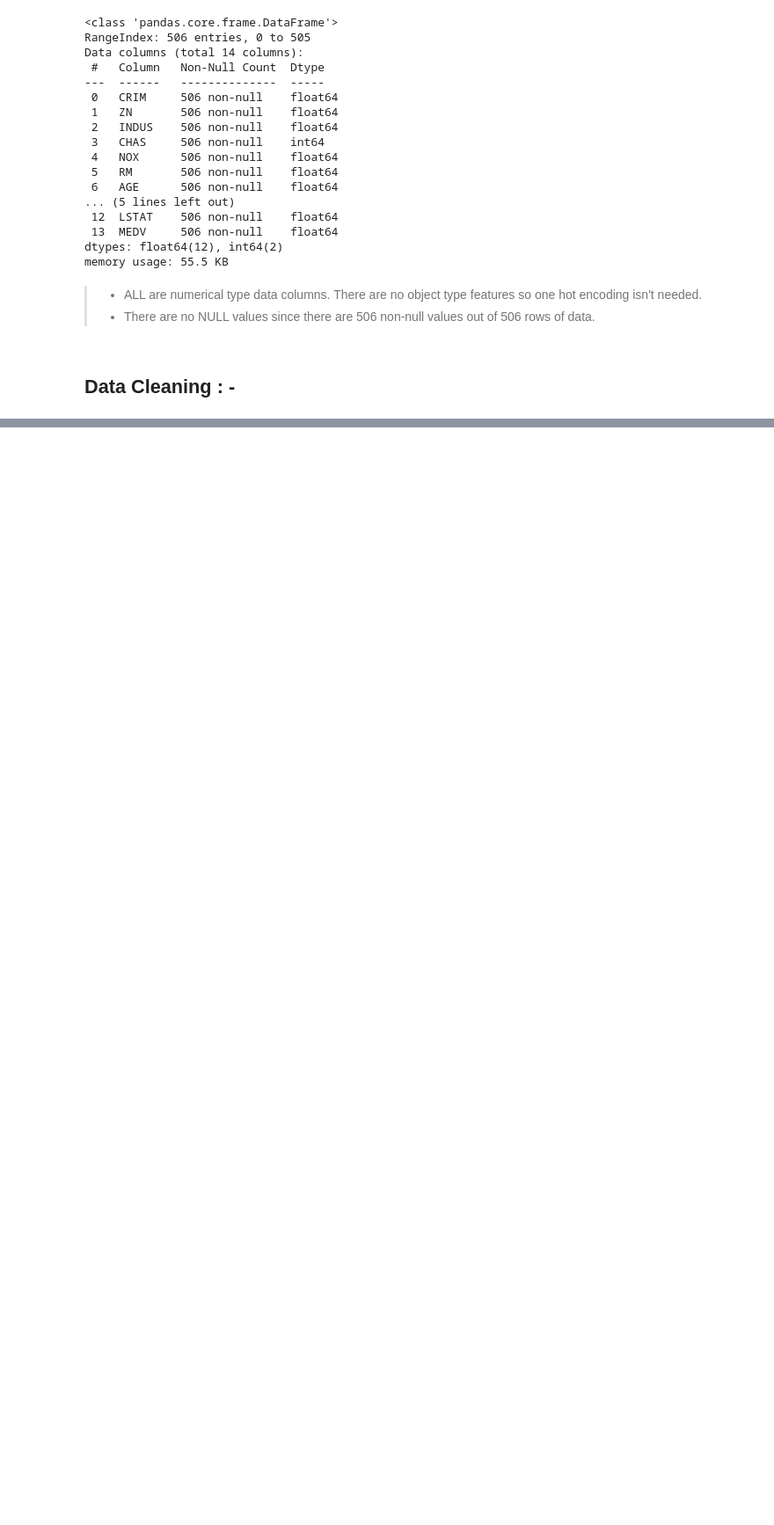
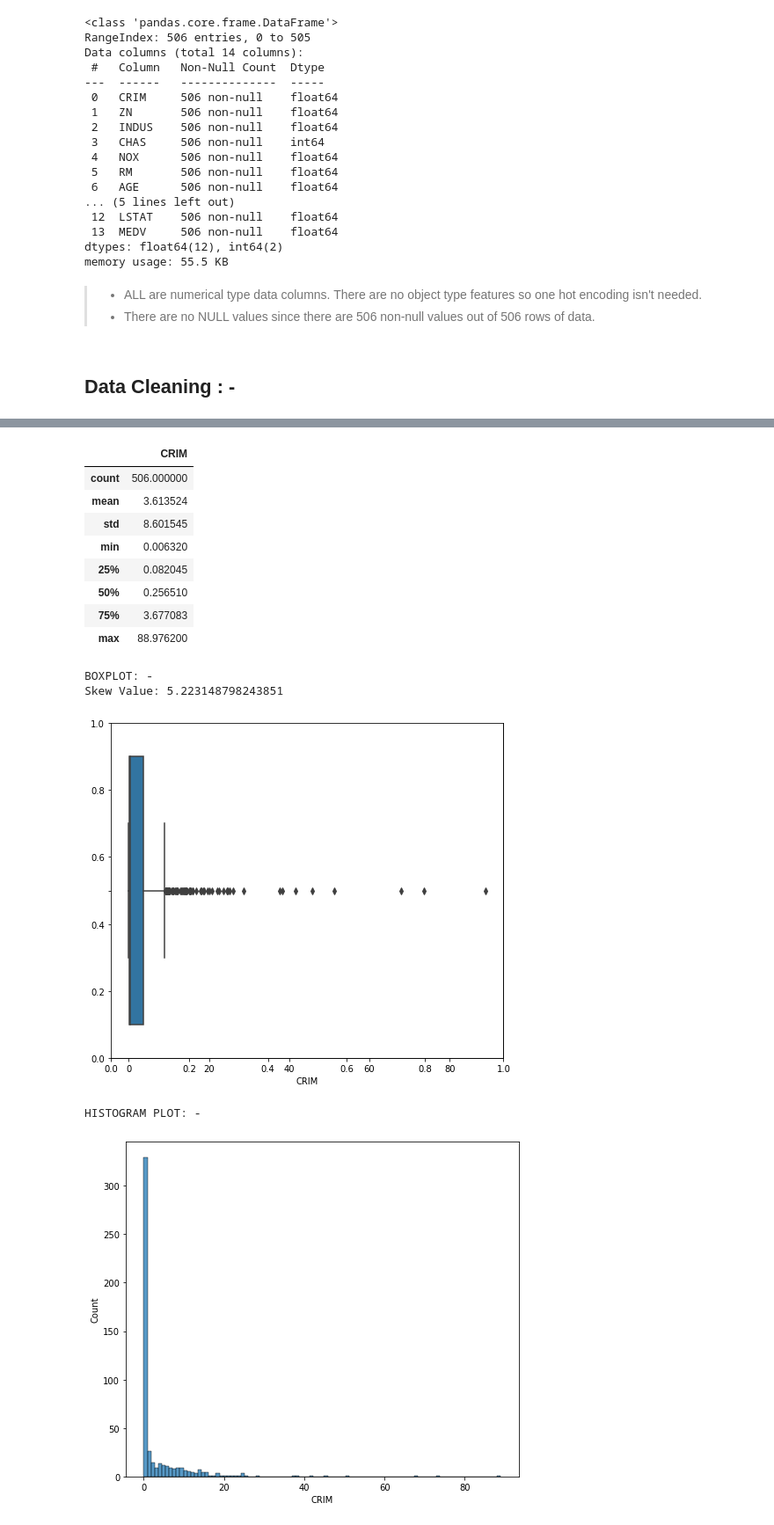
Before and after one commit to Visque/Boston-house-price-prediction, a Jupyter notebook: Boston_house_pricing_pred.ipynb, the cells around one changed output, grey strips where cells are left out. Shown at 88% size. Cells and saved outputs as stored; diff of their text form; code cells hidden in the pictures; blank space fills up the shorter version.

```diff
--- a/Boston_house_pricing_pred.ipynb
+++ b/Boston_house_pricing_pred.ipynb
@@ -89,0 +88,16 @@ TypeError: cannot perform reduce with flexible type
+# %%
+def box_plot(arr, data):
+    for feature in arr:
+        plt.figure(figsize=(8, 7))
+        ax1 = plt.axes()
+        ax2 = plt.axes()
+        print('Feature =>', feature, '\n\nFeature Description: -\n')
+        display(data[feature].describe().to_frame())
+        ax1 = sns.boxplot(x = feature, data = data)
+        print('BOXPLOT: -')
+        print('Skew Value:', data[feature].skew())
+        plt.show()
+        print('HISTOGRAM PLOT: -')
+        plt.figure(figsize=(8, 7))
+        ax2 = sns.histplot(x=feature, data= data)
+        plt.show()
@@ -89,0 +106,3 @@ TypeError: cannot perform reduce with flexible type
+# %%
+box_plot(arr= num_cols, data= df)
+# %% [output]
@@ -89,0 +112,14 @@ TypeError: cannot perform reduce with flexible type
+|  | CRIM |
+| count | 506.000000 |
+| mean | 3.613524 |
+| std | 8.601545 |
+| min | 0.006320 |
+| 25% | 0.082045 |
+| 50% | 0.256510 |
+| 75% | 3.677083 |
+| max | 88.976200 |
+BOXPLOT: -
+Skew Value: 5.223148798243851
+[figure, added]
+HISTOGRAM PLOT: -
+[figure, added]
```
Also changed, not shown: parts of 23 cells of this notebook.
